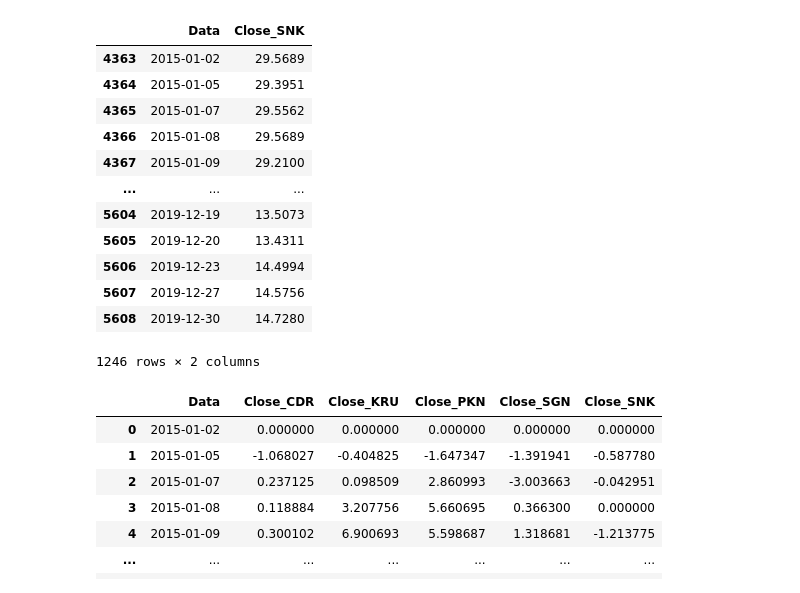
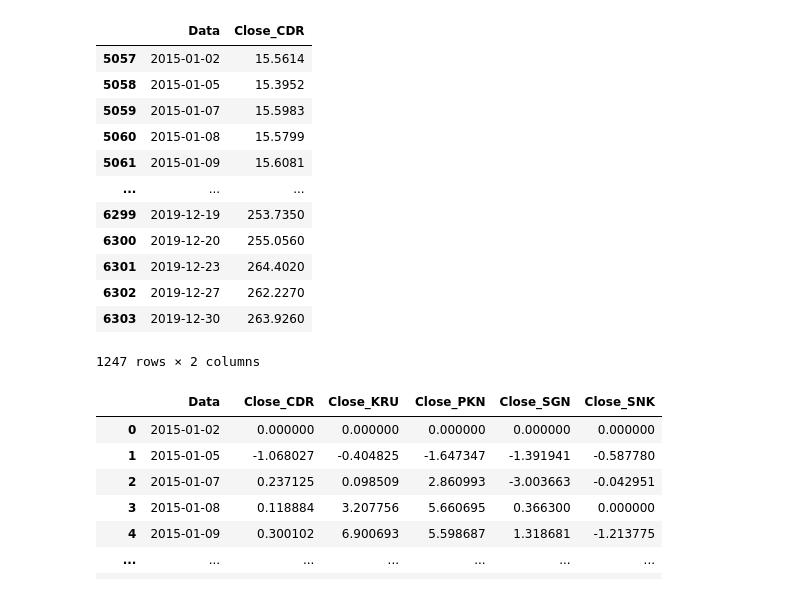
Before and after one commit to Alecz3k/Dyplomowa, a Jupyter notebook: akcje.ipynb, the cells around one changed output. Cells and saved outputs as stored; diff of their text form; code cells hidden in the pictures.

```diff
--- a/akcje.ipynb
+++ b/akcje.ipynb
@@ -34,21 +34,21 @@ SNK = SNK.sort_values("Data")
 SNK = SNK[["Data", "Zamkniecie"]].rename(columns={"Zamkniecie": "Close_SNK"})
 SNK = SNK[(SNK["Data"] >= "2015-01-01") & (SNK["Data"] <= "2019-12-31")]
 # %%
-SNK
+CDR
 # %% [output]
-|  | Data | Close_SNK |
-| 4363 | 2015-01-02 | 29.5689 |
-| 4364 | 2015-01-05 | 29.3951 |
-| 4365 | 2015-01-07 | 29.5562 |
-| 4366 | 2015-01-08 | 29.5689 |
-| 4367 | 2015-01-09 | 29.2100 |
+|  | Data | Close_CDR |
+| 5057 | 2015-01-02 | 15.5614 |
+| 5058 | 2015-01-05 | 15.3952 |
+| 5059 | 2015-01-07 | 15.5983 |
+| 5060 | 2015-01-08 | 15.5799 |
+| 5061 | 2015-01-09 | 15.6081 |
 | ... | ... | ... |
-| 5604 | 2019-12-19 | 13.5073 |
-| 5605 | 2019-12-20 | 13.4311 |
-| 5606 | 2019-12-23 | 14.4994 |
-| 5607 | 2019-12-27 | 14.5756 |
-| 5608 | 2019-12-30 | 14.7280 |
+| 6299 | 2019-12-19 | 253.7350 |
+| 6300 | 2019-12-20 | 255.0560 |
+| 6301 | 2019-12-23 | 264.4020 |
+| 6302 | 2019-12-27 | 262.2270 |
+| 6303 | 2019-12-30 | 263.9260 |
-1246 rows × 2 columns
+1247 rows × 2 columns
 # %%
 
 
```
Also changed, not shown: parts of 7 cells of this notebook, 2 other files.
